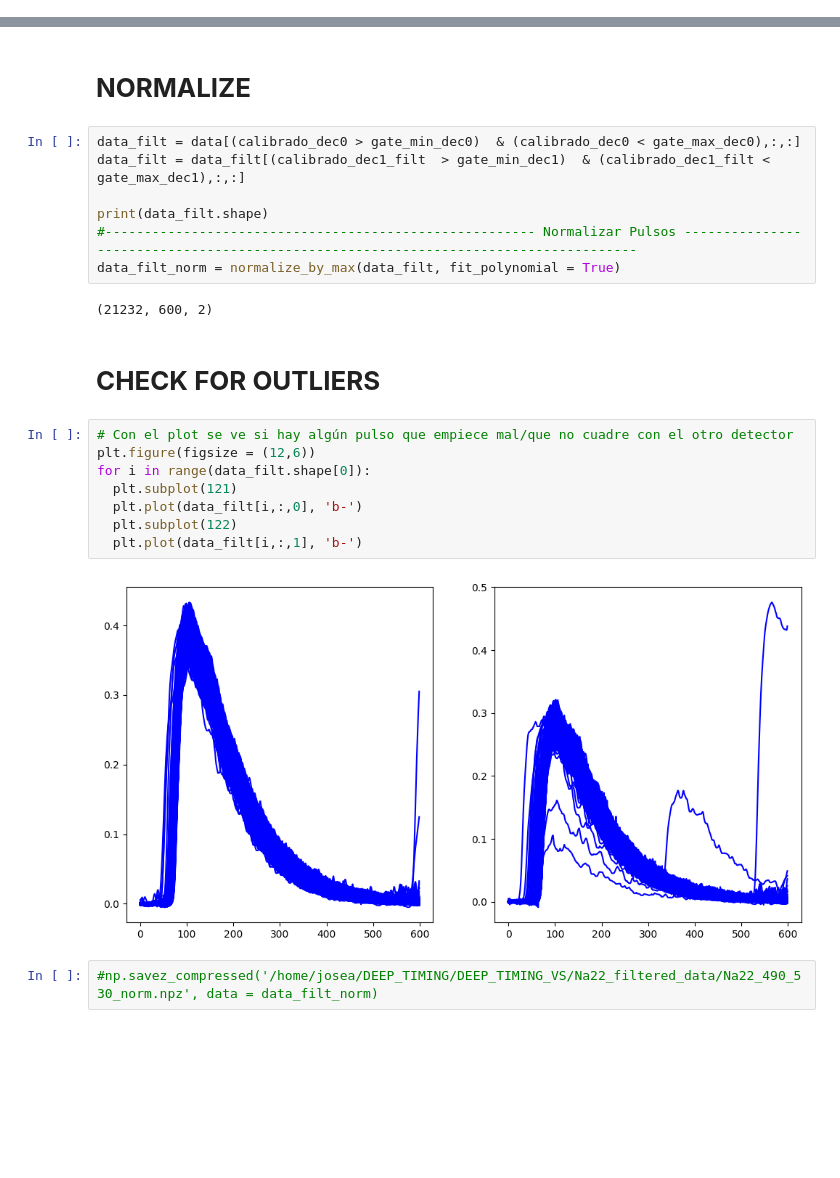
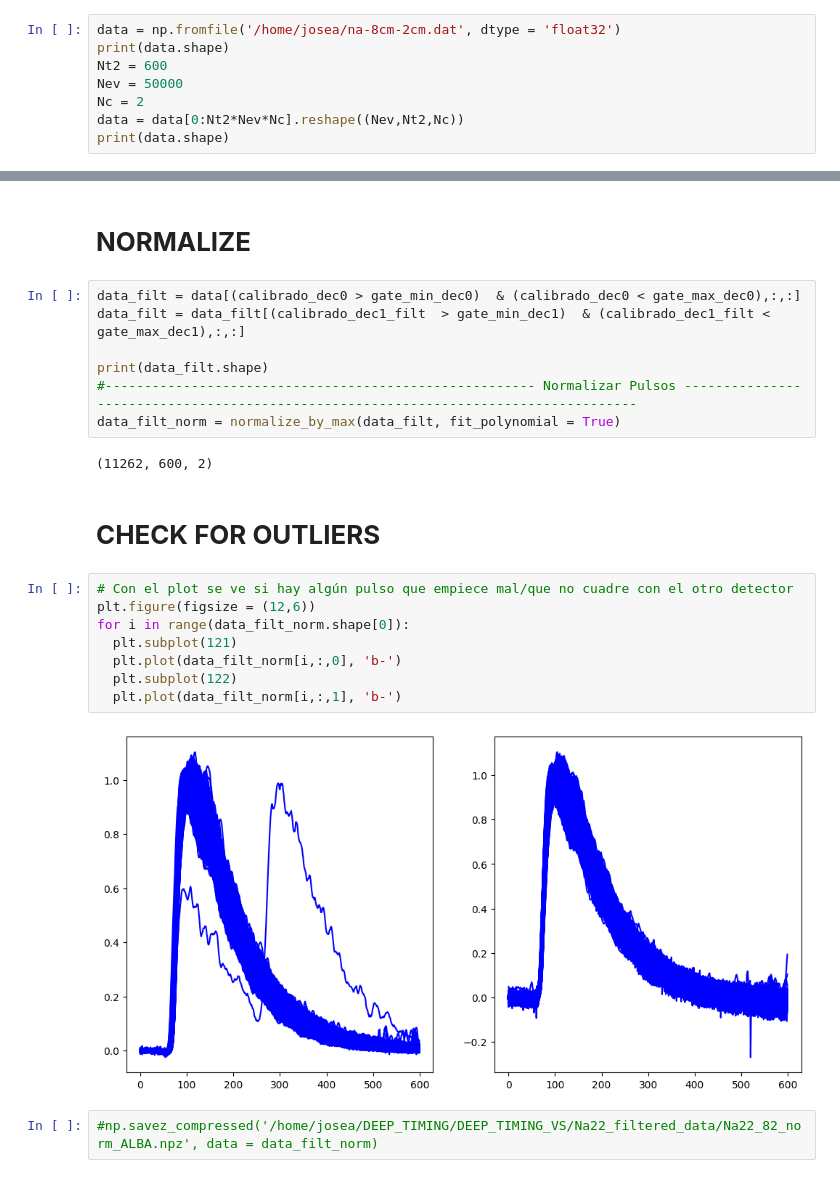
Before and after one commit to wjosefw/MLTiming, a Jupyter notebook: DEEP_TIMING_INITIAL_DATA_PROCESSING.ipynb, the cells around one changed output, grey strips where cells are left out. Cells and saved outputs as stored; diff of their text form; blank space fills up the shorter version.

```diff
--- a/DEEP_TIMING_INITIAL_DATA_PROCESSING.ipynb
+++ b/DEEP_TIMING_INITIAL_DATA_PROCESSING.ipynb
@@ -42,3 +42,11 @@ data = data['data']
 #Nc = 4
 #data = data[0:Nt2*Nev*Nc].reshape((Nev,Nt2,Nc))
 #data = data[:,:,:2]
+# %%
+data = np.fromfile('/home/josea/na-8cm-2cm.dat', dtype = 'float32')
+print(data.shape)
+Nt2 = 600
+Nev = 50000
+Nc = 2
+data = data[0:Nt2*Nev*Nc].reshape((Nev,Nt2,Nc))
+print(data.shape)
@@ -119,18 +130,18 @@ print(data_filt.shape)
 #------------------------------------------------------- Normalizar Pulsos ------------------------------------------------------------------------------------
 data_filt_norm = normalize_by_max(data_filt, fit_polynomial = True)
 # %% [output]
-(21232, 600, 2)
+(11262, 600, 2)
 # %% [markdown]
 # **CHECK FOR OUTLIERS**
 # %%
 # Con el plot se ve si hay algún pulso que empiece mal/que no cuadre con el otro detector
 plt.figure(figsize = (12,6))
-for i in range(data_filt.shape[0]):
+for i in range(data_filt_norm.shape[0]):
   plt.subplot(121)
-  plt.plot(data_filt[i,:,0], 'b-')
+  plt.plot(data_filt_norm[i,:,0], 'b-')
   plt.subplot(122)
-  plt.plot(data_filt[i,:,1], 'b-')
+  plt.plot(data_filt_norm[i,:,1], 'b-')
 # %% [output]
-[figure, old version]
+[figure, new version]
 # %%
-#np.savez_compressed('/home/josea/DEEP_TIMING/DEEP_TIMING_VS/Na22_filtered_data/Na22_490_530_norm.npz', data = data_filt_norm)
+#np.savez_compressed('/home/josea/DEEP_TIMING/DEEP_TIMING_VS/Na22_filtered_data/Na22_82_norm_ALBA.npz', data = data_filt_norm)
```
Also changed, not shown: parts of 5 cells of this notebook, 9 other files.
